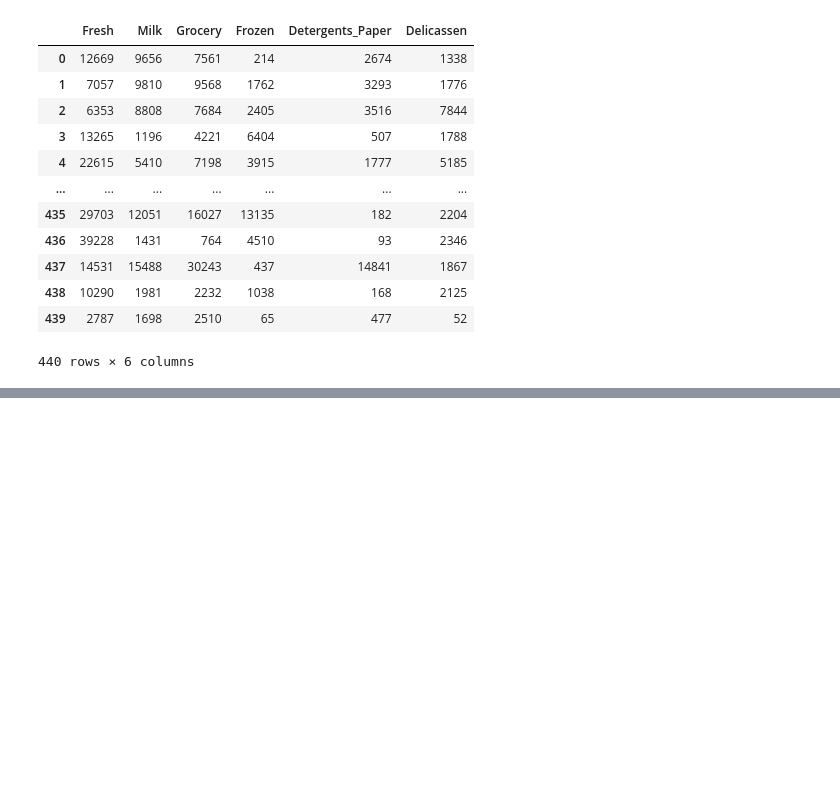
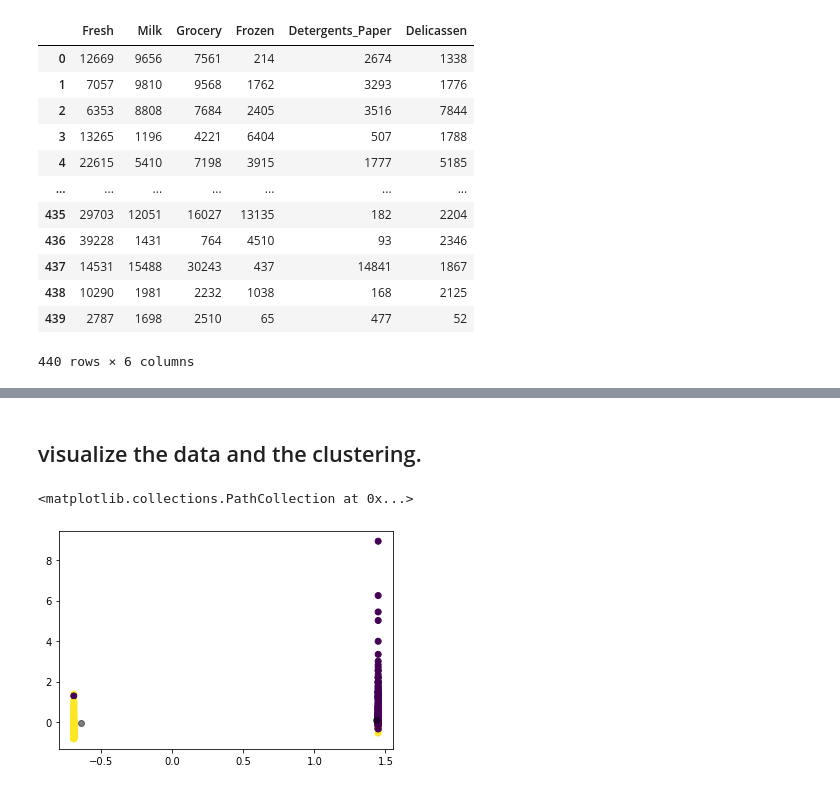
Before and after one commit to liyaSileshi/wholesale_PCA, a Jupyter notebook: wholesale.ipynb, the cells around one changed output, grey strips where cells are left out. Saved outputs shown, nothing was run; the diff lists cells and outputs as text; code cells hidden in the pictures; blank space fills up the shorter version.

```diff
--- a/wholesale.ipynb
+++ b/wholesale.ipynb
@@ -170,0 +188,5 @@ AttributeError: 'PCA' object has no attribute 'explained_variance'
+# %%
+kmeans = KMeans(n_clusters=2, random_state=0)
+k_fit = kmeans.fit(scaled_data)
+# %%
+y_kmeans = kmeans.predict(scaled_data)
@@ -170,0 +213,11 @@ AttributeError: 'PCA' object has no attribute 'explained_variance'
+# %% [markdown]
+## visualize the data and the clustering.
+# %%
+
+plt.scatter(scaled_data[:, 0],scaled_data[:, 4], c=y_kmeans, cmap='viridis')
+
+centers = kmeans.cluster_centers_
+plt.scatter(centers[:, 0], centers[:, 1], c='black', alpha=0.5)
+# %% [output]
+<matplotlib.collections.PathCollection at 0x...>
+[figure, added]
```
Also changed, not shown: parts of 24 cells of this notebook.
